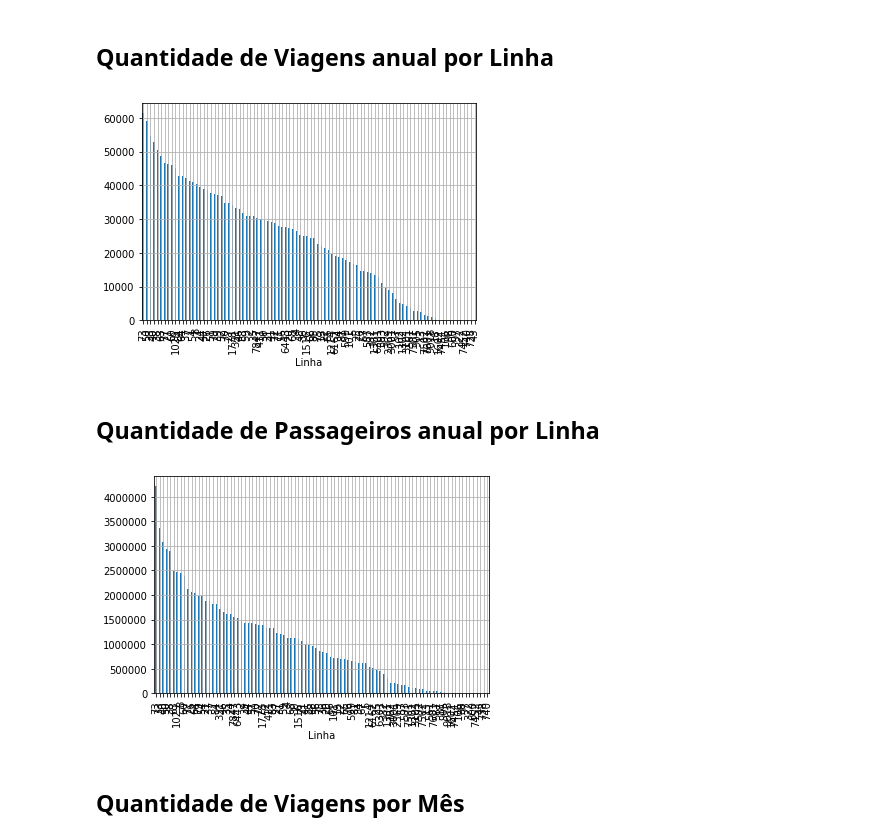
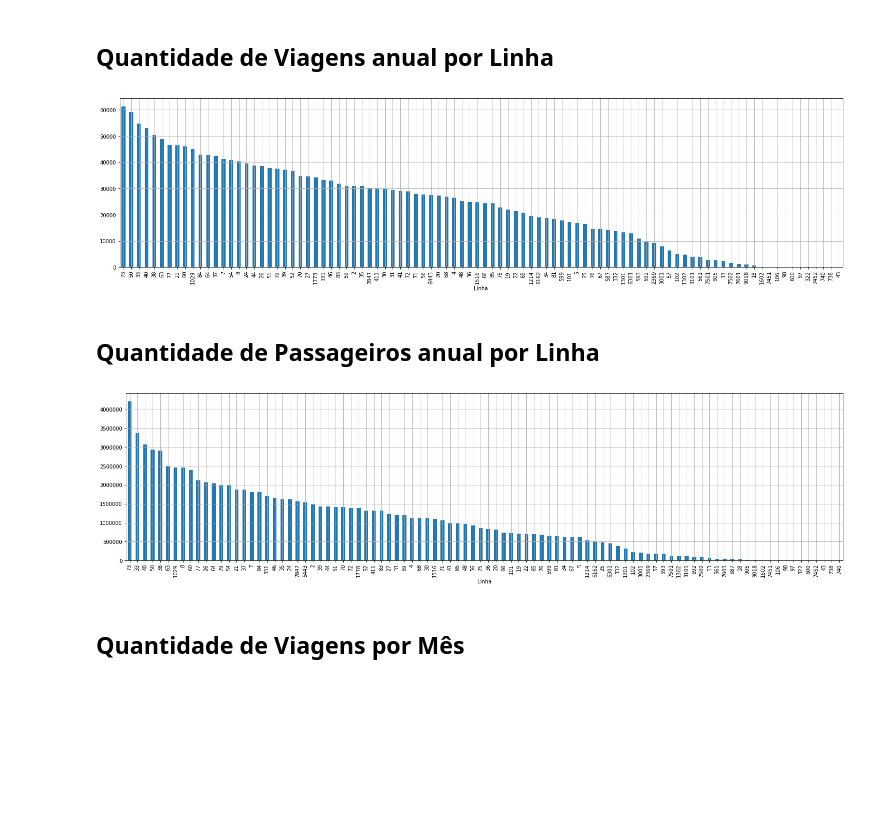
Before and after one commit to georgemaia/dadosabertos-mobilidade-rn-natal, a Jupyter notebook: Bilhetagem_Eletrônica-2018-Analitico.ipynb, the cells around one changed output. Saved outputs shown, nothing was run; the diff lists cells and outputs as text; code cells hidden in the pictures; blank space fills up the shorter version.

```diff
--- a/Bilhetagem_Eletrônica-2018-Analitico.ipynb
+++ b/Bilhetagem_Eletrônica-2018-Analitico.ipynb
@@ -174,18 +174,20 @@ plt.show()
 ## Quantidade de Viagens anual por Linha
 # %%
 new_df = df.groupby(['Linha']).sum()
+plt.figure(figsize=(25,6))
 new_df['Qtd_Viagens'].sort_values(ascending=False).plot.bar(grid=True)
 plt.show()
 # %% [output]
-[figure, old version]
+[figure, new version]
 # %% [markdown]
 ## Quantidade de Passageiros anual por Linha
 # %%
 new_df = df.groupby(['Linha']).sum()
+plt.figure(figsize=(25,6))
 new_df['Qtd_Passageiros'].sort_values(ascending=False).plot.bar(grid=True)
 plt.show()
 # %% [output]
-[figure, old version]
+[figure, new version]
 # %% [markdown]
 ## Quantidade de Viagens por Mês
 # %%
```
Also changed, not shown: 1 other file.
